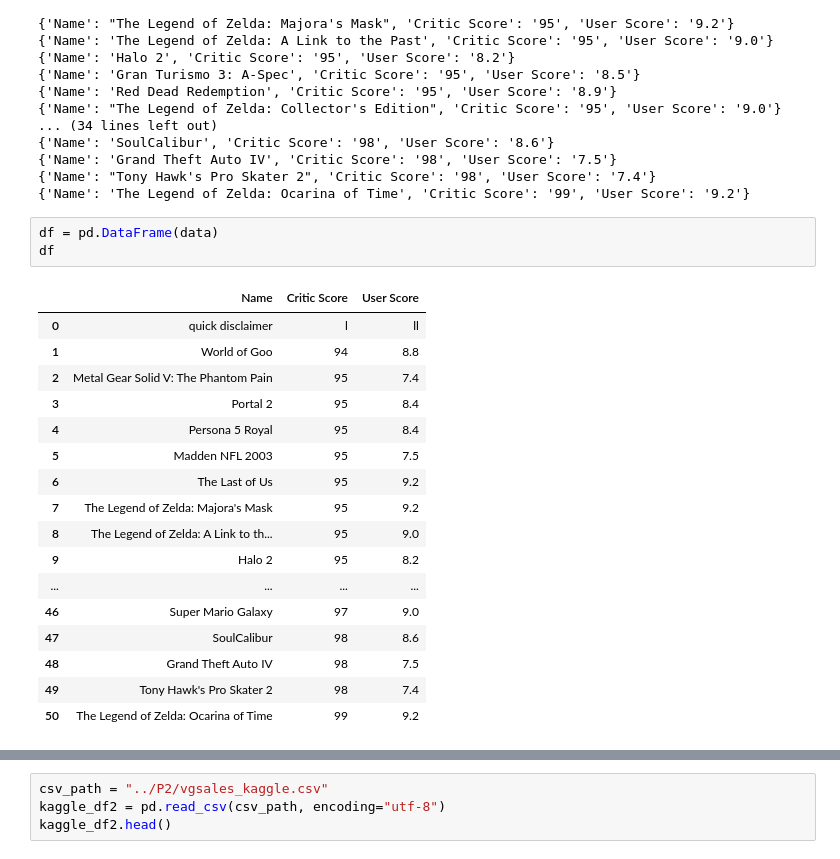
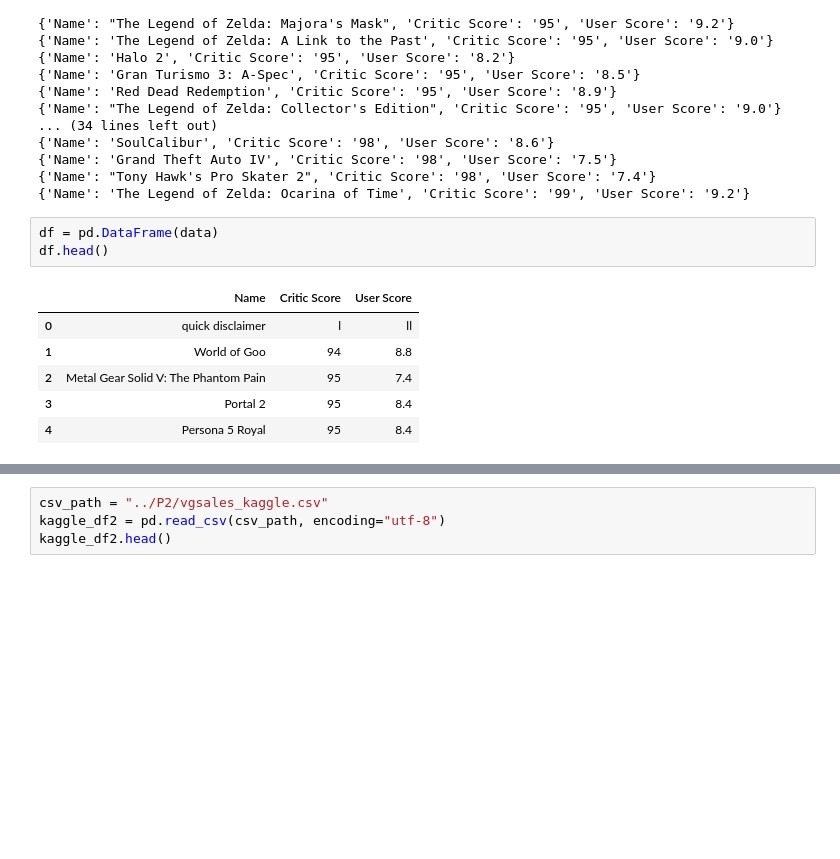
Before and after one commit to ebimoosa/smu_project_2_group_2, a Jupyter notebook: P2/Project2-BusinessInsider.ipynb, the cells around one changed output, grey strips where cells are left out. Saved outputs shown, nothing was run; the diff lists cells and outputs as text; blank space fills up the shorter version.

```diff
--- a/P2/Project2-BusinessInsider.ipynb
+++ b/P2/Project2-BusinessInsider.ipynb
@@ -123,22 +125,11 @@ for x in range(1, 51):
 {'Name': 'The Legend of Zelda: Ocarina of Time', 'Critic Score': '99', 'User Score': '9.2'}
 # %%
 df = pd.DataFrame(data)
-df
+df.head()
 # %% [output]
 |  | Name | Critic Score | User Score |
 | 0 | quick disclaimer | l | ll |
 | 1 | World of Goo | 94 | 8.8 |
 | 2 | Metal Gear Solid V: The Phantom Pain | 95 | 7.4 |
 | 3 | Portal 2 | 95 | 8.4 |
 | 4 | Persona 5 Royal | 95 | 8.4 |
-| 5 | Madden NFL 2003 | 95 | 7.5 |
-| 6 | The Last of Us | 95 | 9.2 |
-| 7 | The Legend of Zelda: Majora's Mask | 95 | 9.2 |
-| 8 | The Legend of Zelda: A Link to th... | 95 | 9.0 |
-| 9 | Halo 2 | 95 | 8.2 |
-| ... | ... | ... | ... |
-| 46 | Super Mario Galaxy | 97 | 9.0 |
-| 47 | SoulCalibur | 98 | 8.6 |
-| 48 | Grand Theft Auto IV | 98 | 7.5 |
-| 49 | Tony Hawk's Pro Skater 2 | 98 | 7.4 |
-| 50 | The Legend of Zelda: Ocarina of Time | 99 | 9.2 |
```
Also changed, not shown: parts of 31 cells of this notebook, 6 other files.
